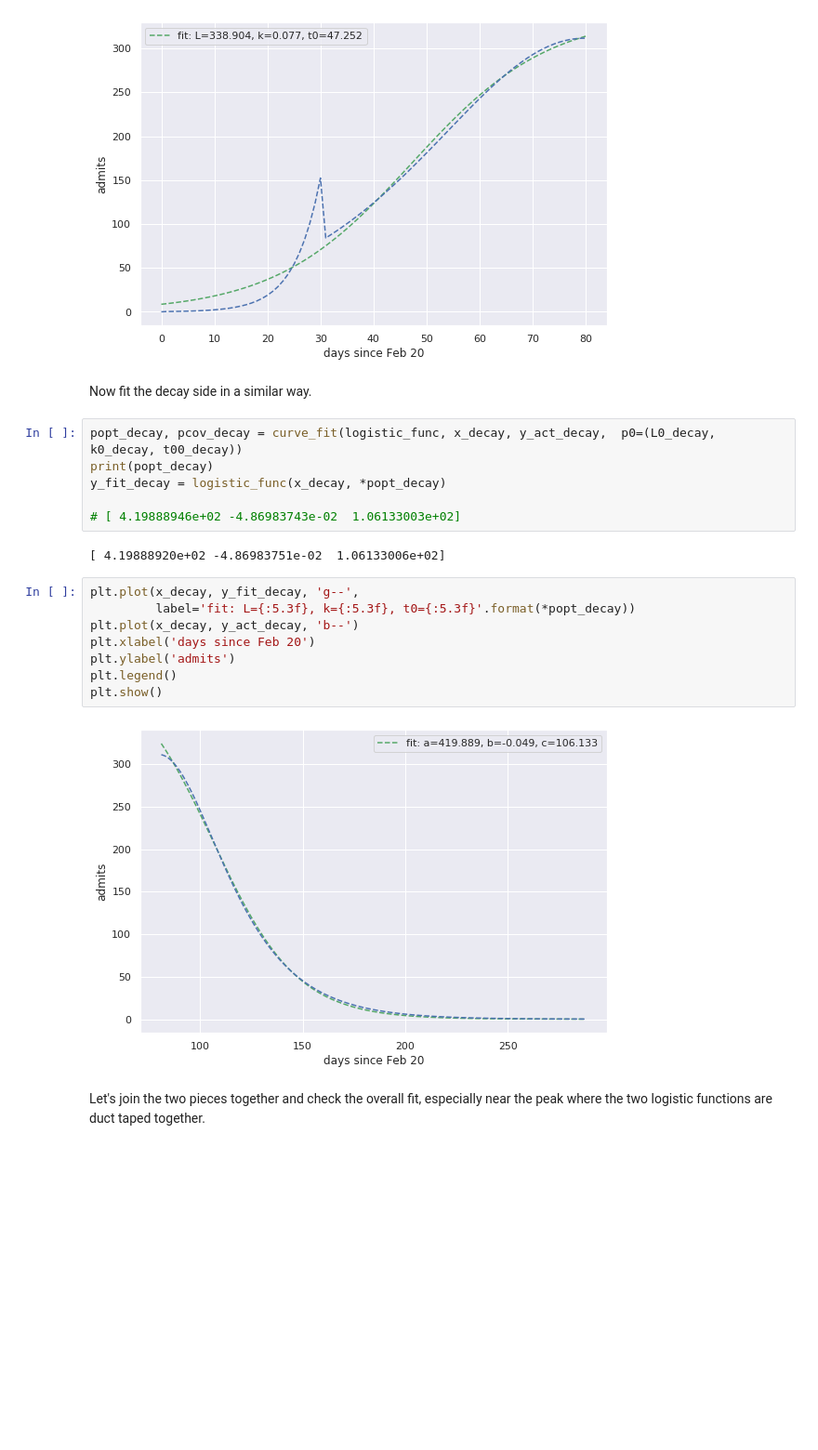
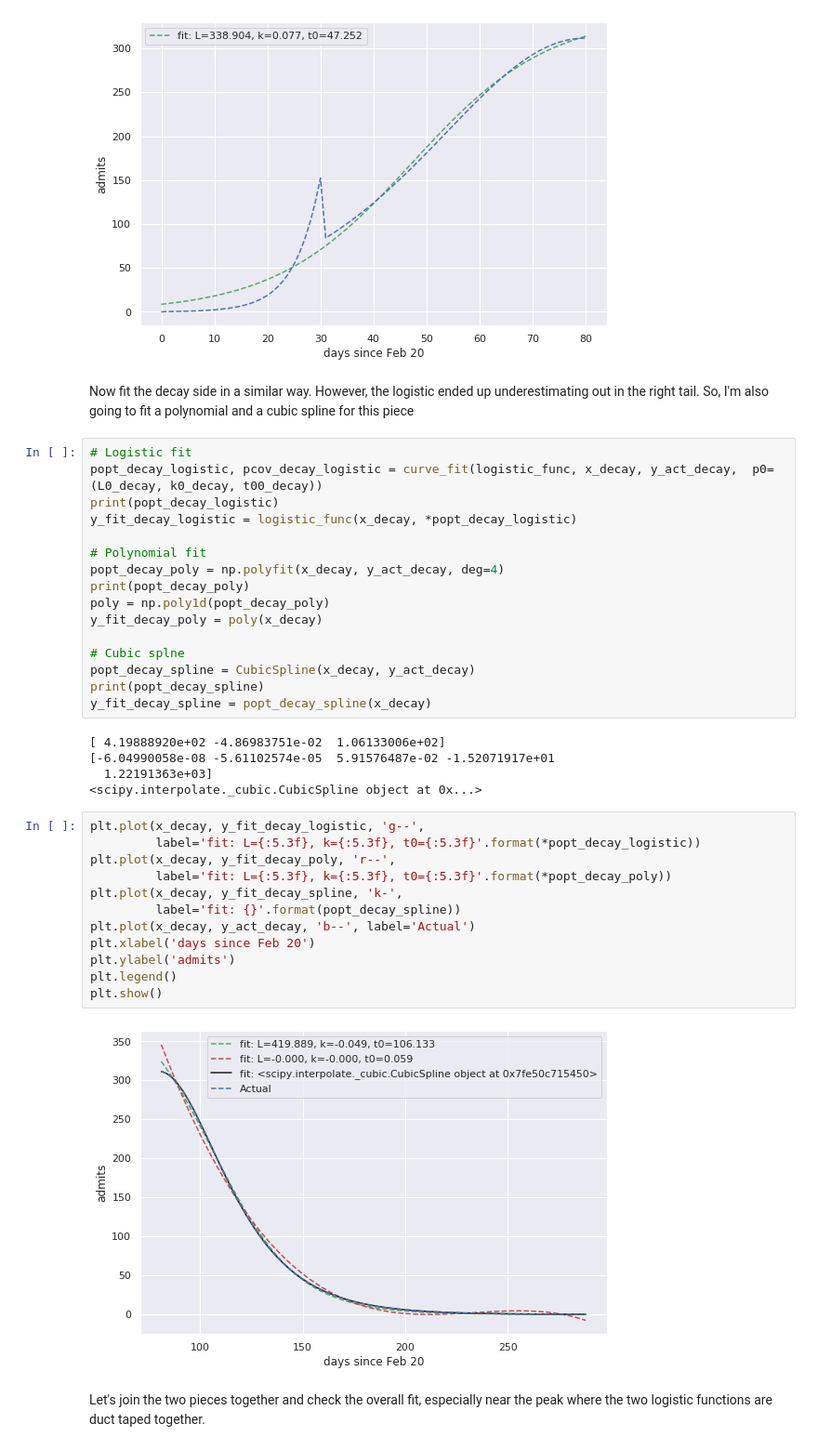
Before and after one commit to misken/c19, a Jupyter notebook: mychime/modeling/chime_flow_resources_p2.ipynb, the cells around one changed output. Shown at 93% size. Saved outputs shown, nothing was run; the diff lists cells and outputs as text; blank space fills up the shorter version.

```diff
--- a/mychime/modeling/chime_flow_resources_p2.ipynb
+++ b/mychime/modeling/chime_flow_resources_p2.ipynb
@@ -375,26 +376,43 @@ plt.legend()
 plt.show()
 # %% [output]
 [figure]
-# %% [markdown]
-Now fit the decay side in a similar way.
-# %%
-popt_decay, pcov_decay = curve_fit(logistic_func, x_decay, y_act_decay,  p0=(L0_decay, k0_decay, t00_decay))
-print(popt_decay)
-y_fit_decay = logistic_func(x_decay, *popt_decay)
-
-# [ 4.19888946e+02 -4.86983743e-02  1.06133003e+02]
-# %% [output]
-[ 4.19888920e+02 -4.86983751e-02  1.06133006e+02]
+# %% [markdown]
+Now fit the decay side in a similar way. However, the logistic ended up underestimating out in the right tail. So, I'm also going to fit a polynomial and a cubic spline for this piece
+# %%
+# Logistic fit
+popt_decay_logistic, pcov_decay_logistic = curve_fit(logistic_func, x_decay, y_act_decay,  p0=(L0_decay, k0_decay, t00_decay))
+print(popt_decay_logistic)
+y_fit_decay_logistic = logistic_func(x_decay, *popt_decay_logistic)
+
+# Polynomial fit
+popt_decay_poly = np.polyfit(x_decay, y_act_decay, deg=4)
+print(popt_decay_poly)
+poly = np.poly1d(popt_decay_poly)
+y_fit_decay_poly = poly(x_decay)
+
+# Cubic splne
+popt_decay_spline = CubicSpline(x_decay, y_act_decay)
+print(popt_decay_spline)
+y_fit_decay_spline = popt_decay_spline(x_decay)
+# %% [output]
+[ 4.19888920e+02 -4.86983751e-02  1.06133006e+02]
+[-6.04990058e-08 -5.61102574e-05  5.91576487e-02 -1.52071917e+01
+  1.22191363e+03]
+<scipy.interpolate._cubic.CubicSpline object at 0x...>
 # %%
-plt.plot(x_decay, y_fit_decay, 'g--',
-         label='fit: L={:5.3f}, k={:5.3f}, t0={:5.3f}'.format(*popt_decay))
-plt.plot(x_decay, y_act_decay, 'b--')
+plt.plot(x_decay, y_fit_decay_logistic, 'g--',
+         label='fit: L={:5.3f}, k={:5.3f}, t0={:5.3f}'.format(*popt_decay_logistic))
+plt.plot(x_decay, y_fit_decay_poly, 'r--',
+         label='fit: L={:5.3f}, k={:5.3f}, t0={:5.3f}'.format(*popt_decay_poly))
+plt.plot(x_decay, y_fit_decay_spline, 'k-',
+         label='fit: {}'.format(popt_decay_spline))
+plt.plot(x_decay, y_act_decay, 'b--', label='Actual')
 plt.xlabel('days since Feb 20')
 plt.ylabel('admits')
 plt.legend()
 plt.show()
 # %% [output]
-[figure, old version]
+[figure, new version]
 # %% [markdown]
 Let's join the two pieces together and check the overall fit, especially near the peak where the two logistic functions are duct taped together.
 # %%
```
Also changed, not shown: parts of 34 cells of this notebook.
